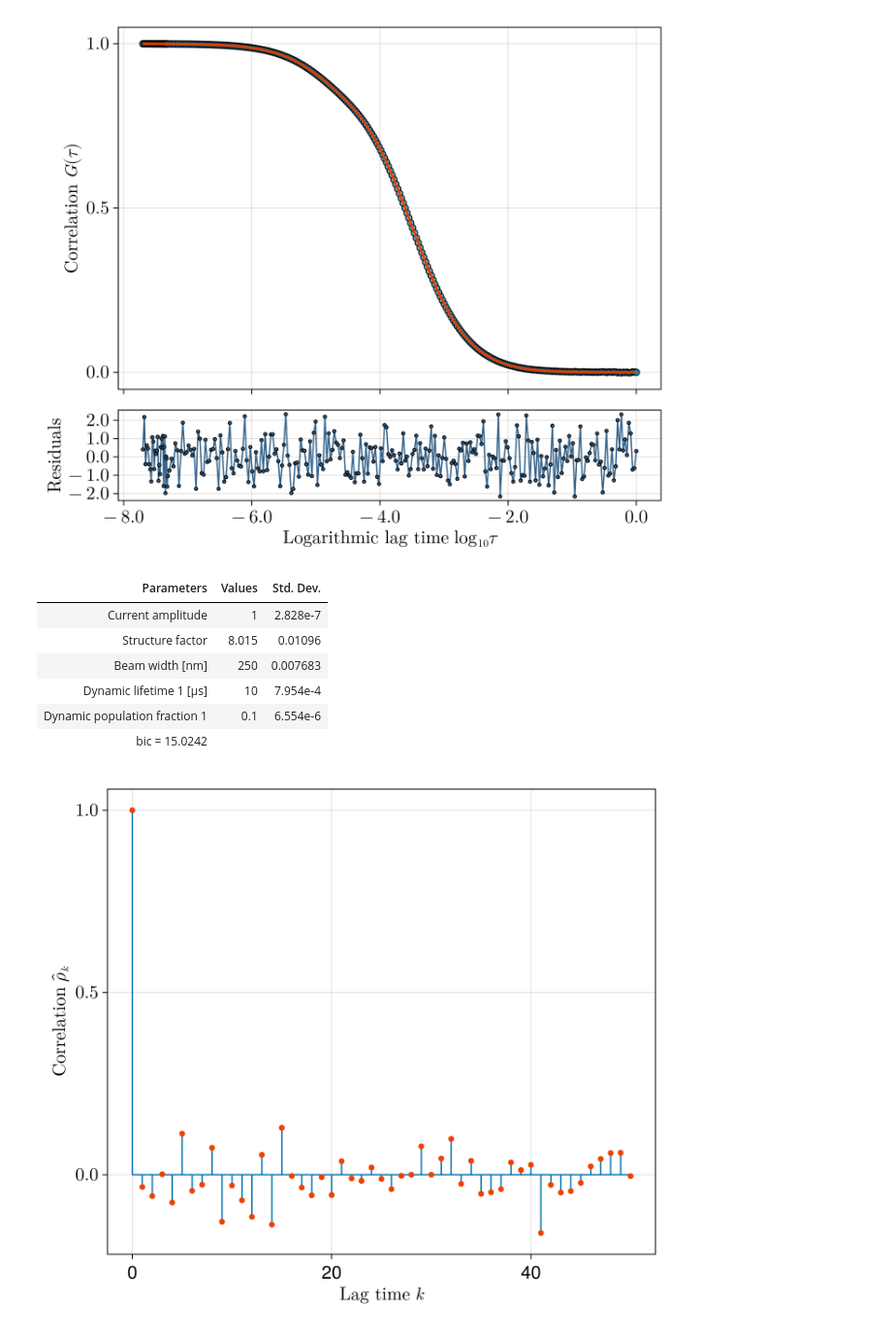
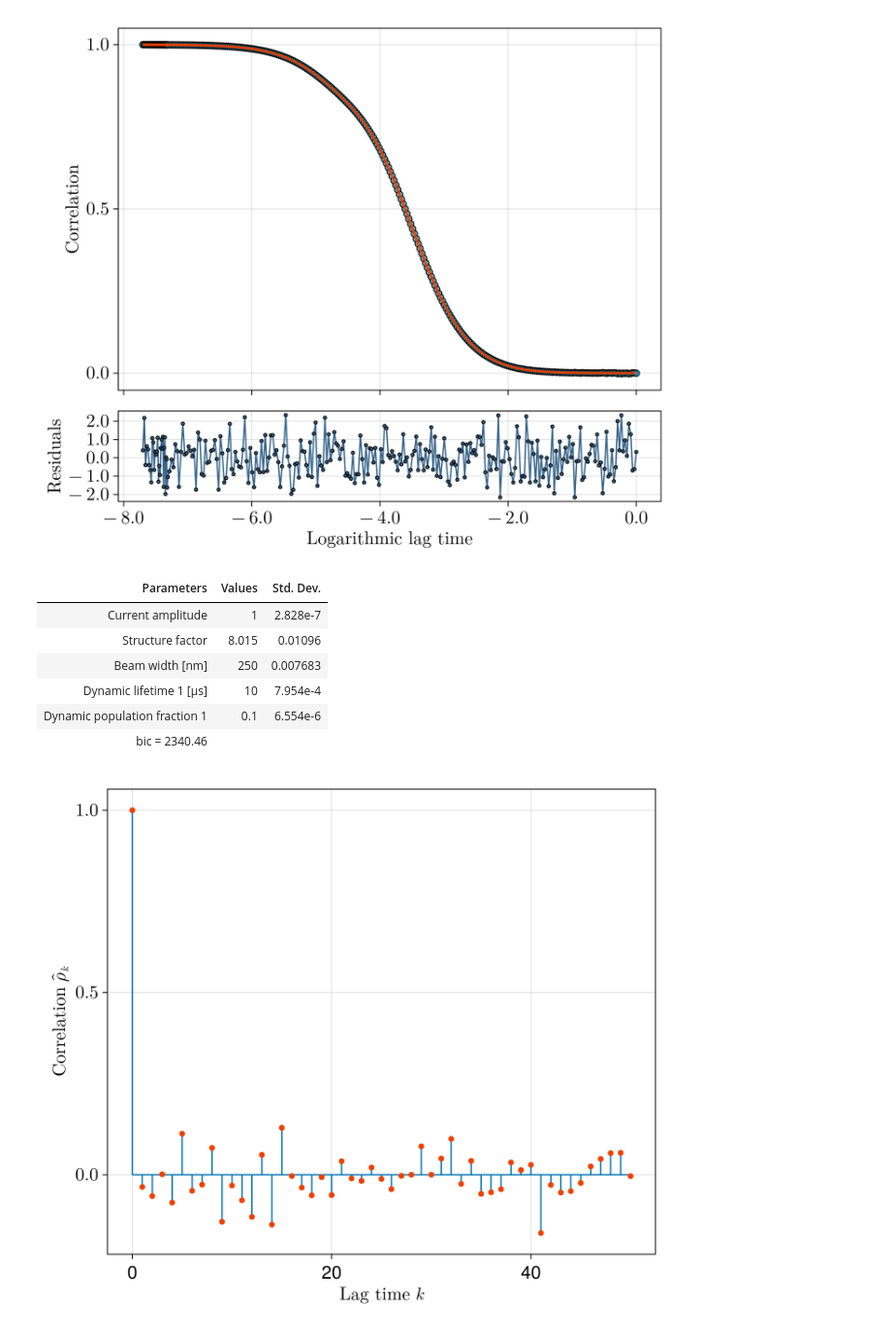
Before and after one commit to LabGradinaru/FluorescenceCorrelationFitting.jl, a Jupyter notebook: examples/fitting.ipynb, the cells around one changed output. Shown at 97% size. Saved outputs shown, nothing was run; the diff lists cells and outputs as text; code cells hidden in the pictures.

```diff
--- a/examples/fitting.ipynb
+++ b/examples/fitting.ipynb
@@ -8,21 +8,22 @@ data = read_fcs(filepath; start_idx = 20, end_idx = 300);
 # %%
 using CairoMakie
 using LaTeXStrings
 
 diffusivity=5e-11; offset=0.0
-spec = FCSModelSpec(dim = :d3, anom = :none, offset = offset, diffusivity = diffusivity)
+spec = FCSModelSpec(dim = FCSFitting.d3, anom = FCSFitting.none, offset = offset, diffusivity = diffusivity)
 
 initial_parameters = [1.0, 5, 2e-7, 1e-7, 0.1]
 lower_bounds = [0.9, 1, 1e-8, 1e-8, 0.0]
 upper_bounds = [1.1, 20, 1e-6, 1e-4, 0.5]
-fig, fit, scale = fcs_plot(spec, data.channels[1], initial_parameters; lower = lower_bounds, upper = upper_bounds)
+fit = fcs_fit(spec, data.channels[1], initial_parameters; lower = lower_bounds, upper = upper_bounds)
+fig, _ = fcs_plot(fit, data.channels[1]; fontsize=20)
 fig
 # %% [output]
-[figure, old version]
+[figure, new version]
 # %%
 using PrettyTables
 
-fcs_table(spec, fit, scale; units=["", "", "n", "μ", ""])
+fcs_table(fit; units=["", "", "n", "μ", ""])
 # %% [output]
 | Parameters | Values | Std. Dev. |
 | Current amplitude | 1 | 2.828e-7 |
@@ -30,7 +31,7 @@ fcs_table(spec, fit, scale; units=["", "", "n", "μ", ""])
 | Beam width [nm] | 250 | 0.007683 |
 | Dynamic lifetime 1 [μs] | 10 | 7.954e-4 |
 | Dynamic population fraction 1 | 0.1 | 6.554e-6 |
-| bic = 15.0242 |  |  |
+| bic = 2340.46 |  |  |
 # %%
 fig, ρ = resid_acf_plot(fit; maxlag=50)
 fig
```
Also changed, not shown: 19 other files.
